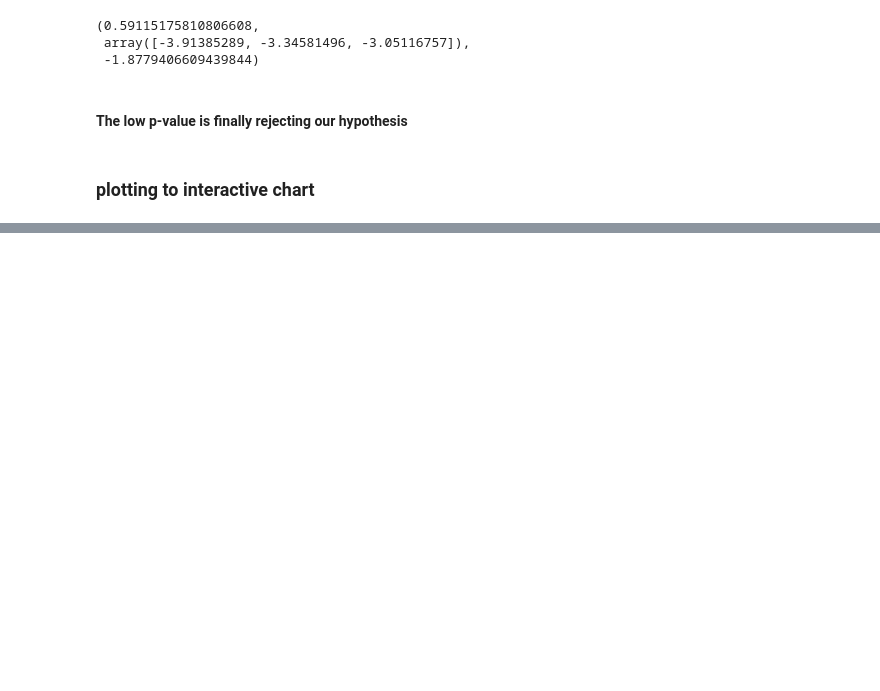
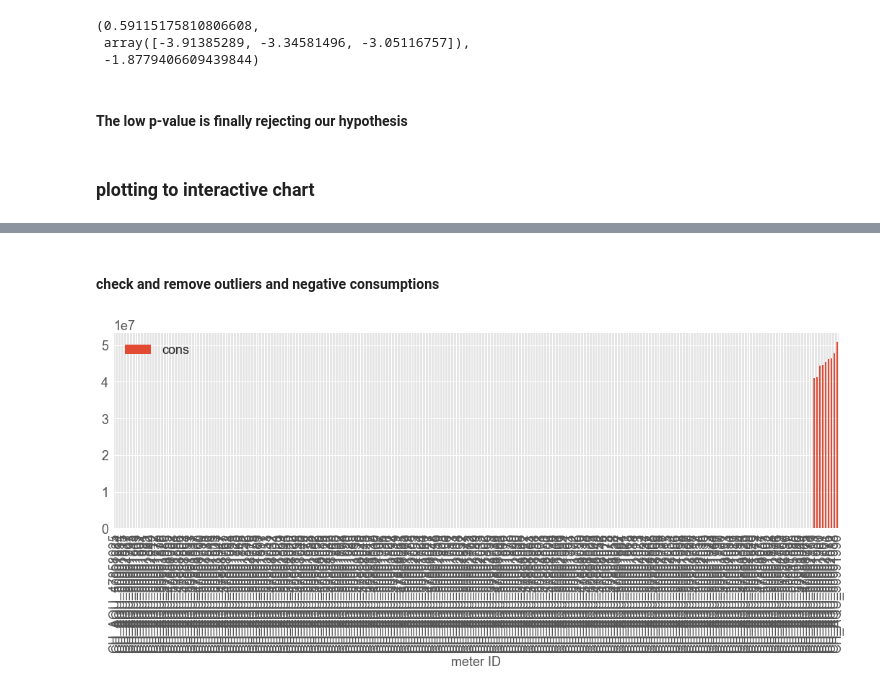
Before and after one commit to corradovaleri/averages, a Jupyter notebook: SmartH2O consumptions analysis.ipynb, the cells around one changed output, grey strips where cells are left out. Saved outputs shown, nothing was run; the diff lists cells and outputs as text; code cells hidden in the pictures; blank space fills up the shorter version.

```diff
--- a/SmartH2O consumptions analysis.ipynb
+++ b/SmartH2O consumptions analysis.ipynb
@@ -216,0 +238,3 @@ HTML(filename='comparison.html')
+# %%
+df_not = pd.read_excel('D:/github/averages/xml_users_not_on_platform_daily_consumptions_2016-6-1_to_2016-8-31.xlsx')
+df_on = pd.read_excel('D:/github/averages/xml_users_on_platform_daily_consumptions_2016-6-1_to_2016-8-31.xlsx')
@@ -216,0 +261,12 @@ HTML(filename='comparison.html')
+# %% [markdown]
+#### check and remove outliers and negative consumptions
+# %%
+meters_not = df_not[df_not.columns[:2]]
+meters_not = meters_not.rename(columns={'total consumption in 93 days':'cons'})
+meters_not = meters_not.drop(meters_not[meters_not.cons <= 0].index).reset_index(drop=True)
+meters_not = meters_not.sort_values(meters_not.columns[1],na_position='first',ascending=True)
+meters_not.set_index(meters_not.columns[0],inplace=True)
+#plt.rcParams["figure.figsize"] = (18,5)
+meters_not.plot.bar();
+# %% [output]
+[figure, added]
```
Also changed, not shown: parts of 45 cells of this notebook, 4 other files.
